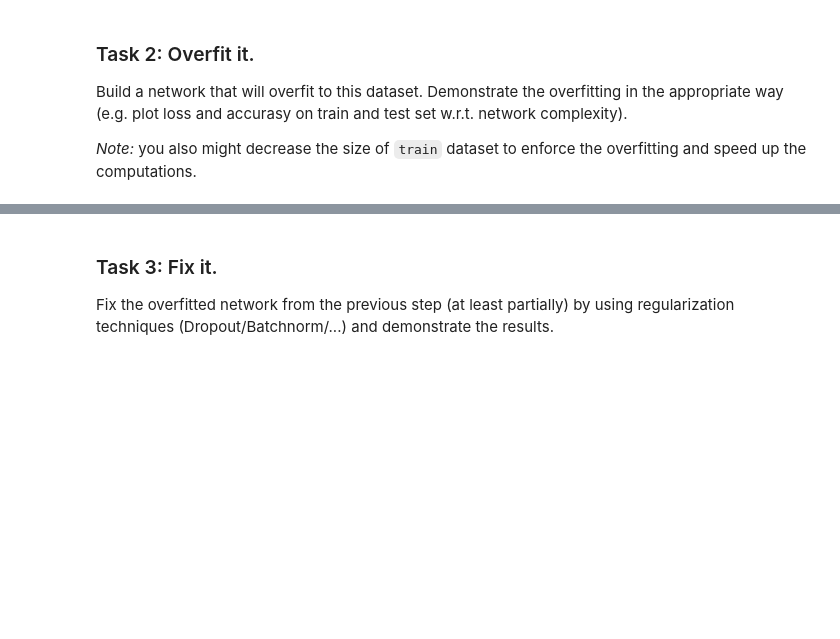
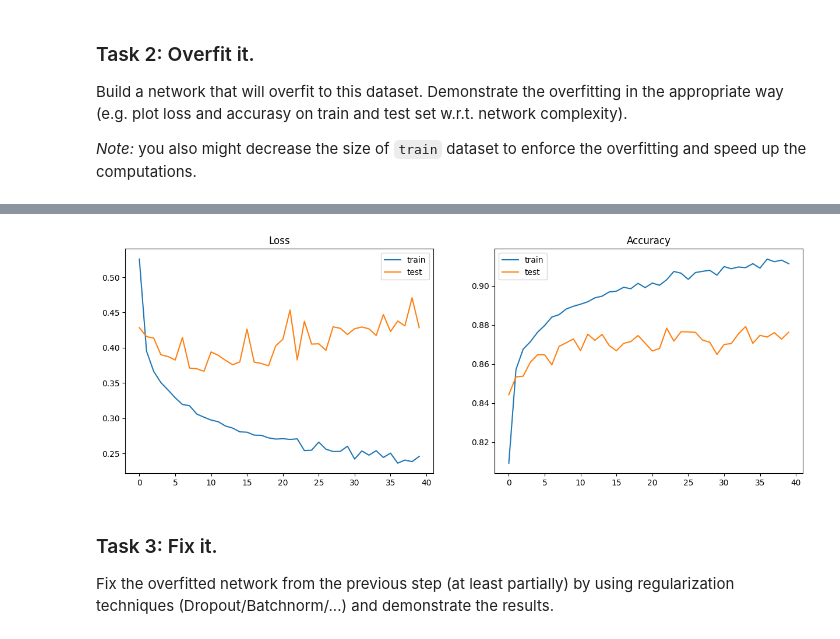
Before and after one commit to EvgenVer/ml_course, a Jupyter notebook: homeworks/lab02_deep_learning/Lab2_DL_part2_overfitting.ipynb, the cells around one changed output, grey strips where cells are left out. Saved outputs shown, nothing was run; the diff lists cells and outputs as text; code cells hidden in the pictures; blank space fills up the shorter version.

```diff
--- a/homeworks/lab02_deep_learning/Lab2_DL_part2_overfitting.ipynb
+++ b/homeworks/lab02_deep_learning/Lab2_DL_part2_overfitting.ipynb
@@ -111,10 +265,15 @@ class OverfittingNeuralNetwork(nn.Module):
         self.model = nn.Sequential(
             nn.Flatten(), # This layer converts image into a vector to use Linear layers afterwards
             # Your network structure comes here
-            nn.Linear(input_shape, num_classes)
+            nn.Linear(input_shape, 500),
+            nn.ReLU(),
+            nn.Linear(500, 200),
+            nn.ReLU(),
+            nn.Linear(200, num_classes)
         )
 
     def forward(self, inp):
-        out = self.model(inp)
+        logits = self.model(inp)
+        return logits
 # %%
 torchsummary.summary(OverfittingNeuralNetwork().to(device), (28*28,))
@@ -121,6 +300,9 @@ torchsummary.summary(OverfittingNeuralNetwork().to(device), (28*28,))
 # %%
 model = OverfittingNeuralNetwork().to(device)
-opt = # YOUR CODE HERE
-loss_func = # YOUR CODE HERE
+opt = torch.optim.Adam(model.parameters(), lr=1e-2)
+loss_func = nn.CrossEntropyLoss()
 
 # Your experiments, come here
+# %%
+n_epochs = 40
+train_loss, test_loss, train_accuracy, test_accuracy = train_model(model, opt, loss_func, n_epochs, train_loader, test_loader)
@@ -127,3 +327,7 @@ loss_func = # YOUR CODE HERE
+# %%
+plot_train_process(train_loss, test_loss, train_accuracy, test_accuracy)
+# %% [output]
+[figure, added]
 # %% [markdown]
 ### Task 3: Fix it.
 Fix the overfitted network from the previous step (at least partially) by using regularization techniques (Dropout/Batchnorm/...) and demonstrate the results.
```
Also changed, not shown: parts of 24 cells of this notebook.
